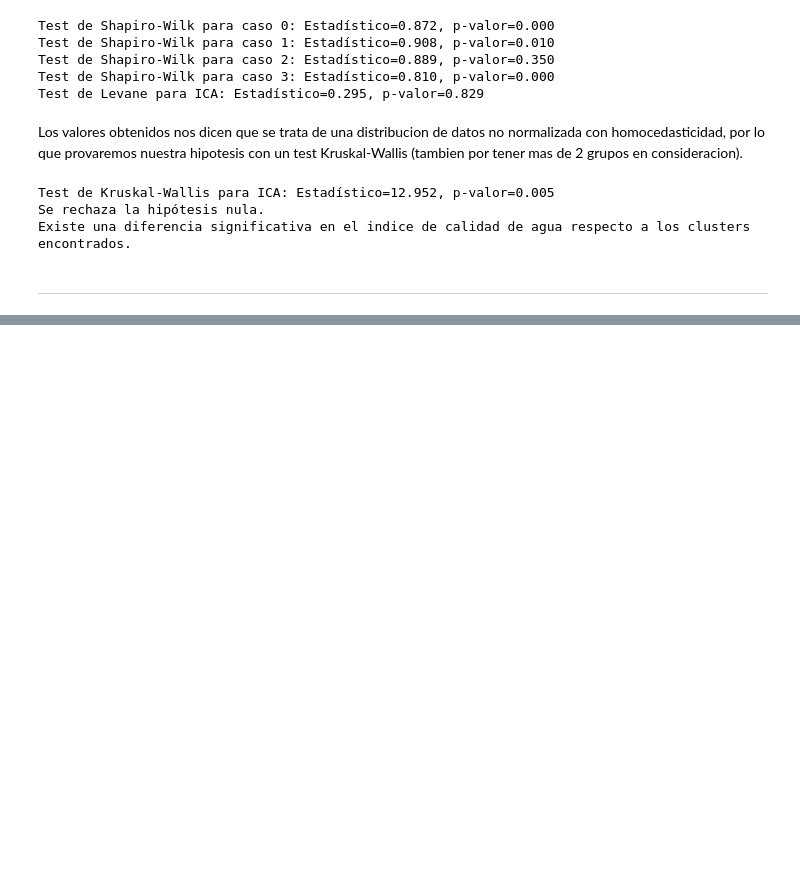
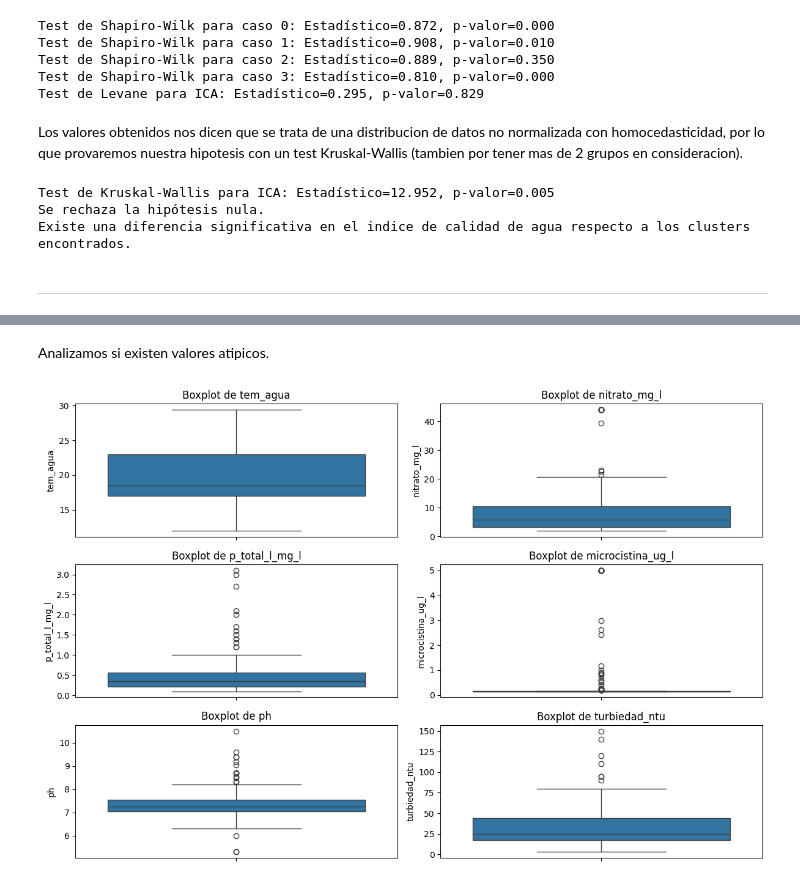
Before and after one commit to MaximoReynoso/TrabajoEspecial, a Jupyter notebook: TrabajoEspecial.ipynb, the cells around one changed output, grey strips where cells are left out. Drawn from its saved outputs; the diff is of its cells as text; code cells hidden in the pictures; blank space fills up the shorter version.

```diff
--- a/TrabajoEspecial.ipynb
+++ b/TrabajoEspecial.ipynb
@@ -681,0 +731,12 @@ Existe una diferencia significativa en el indice de calidad de agua respecto a l
+# %% [markdown]
+Analizamos si existen valores atipicos.
+# %%
+plt.figure(figsize=(12, 8))
+for i, atributo in enumerate(atributos, 1):
+    plt.subplot(3, 2, i)
+    sns.boxplot(data=preprocessed_dataset, y=atributo)
+    plt.title(f'Boxplot de {atributo}')
+plt.tight_layout()
+plt.show()
+# %% [output]
+[figure, added]
```
Also changed, not shown: parts of 30 cells of this notebook.
